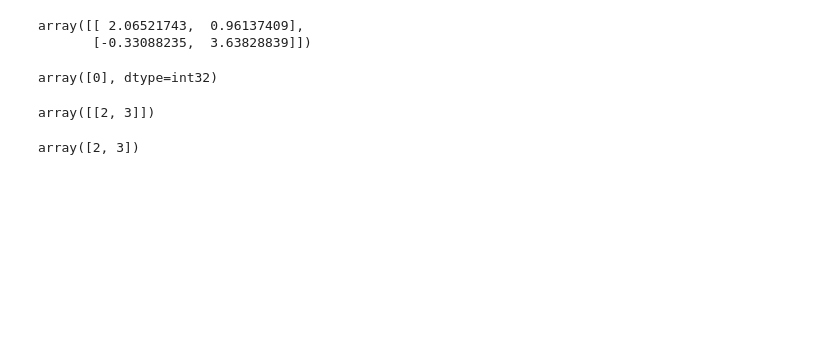
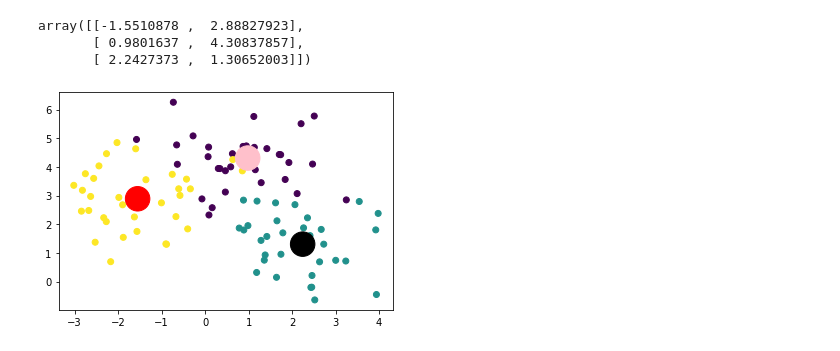
Before and after one commit to werowe/MLBook, a Jupyter notebook: kmeans.ipynb, the cells around one changed output. Cells and saved outputs as stored; diff of their text form; code cells hidden in the pictures; blank space fills up the shorter version.

```diff
--- a/kmeans.ipynb
+++ b/kmeans.ipynb
@@ -24,6 +13,5 @@ plt.scatter(X[:,0], X[:,1], c=y)
 # %%
-
-Kmean = KMeans(n_clusters=2)
+Kmean = KMeans(n_clusters=3)
 Kmean.fit(X)
 Kmean.labels_
 # %% [output]
@@ -38,19 +30,16 @@ array([0, 1, 1, 1, 0, 1, 1, 0, 1, 1, 0, 1, 1, 1, 1, 1, 1, 0, 1, 0, 1, 0,
 
 Kmean.cluster_centers_
 # %% [output]
-array([[ 2.06521743,  0.96137409],
-       [-0.33088235,  3.63828839]])
+array([[-1.5510878 ,  2.88827923],
+       [ 0.9801637 ,  4.30837857],
+       [ 2.2427373 ,  1.30652003]])
-# %%
-test=np.array([2,3])
-test_2D=sample_test.reshape(1, -1)
-Kmean.predict(test_2D)
-# %% [output]
-array([0], dtype=int32)
-# %%
-test_arr
-# %% [output]
-array([[2, 3]])
-# %%
-test
-# %% [output]
-array([2, 3])
+# %%
+a=Kmean.cluster_centers_[:,0]
+b=Kmean.cluster_centers_[:,1]
+# %%
+
+plt.scatter(X[:,0], X[:,1], c=y)
+plt.scatter(a,b,c=['red', 'pink', 'black'],s=600)
+plt.show()
+# %% [output]
+[figure, added]
```
Also changed, not shown: parts of 5 cells of this notebook.
